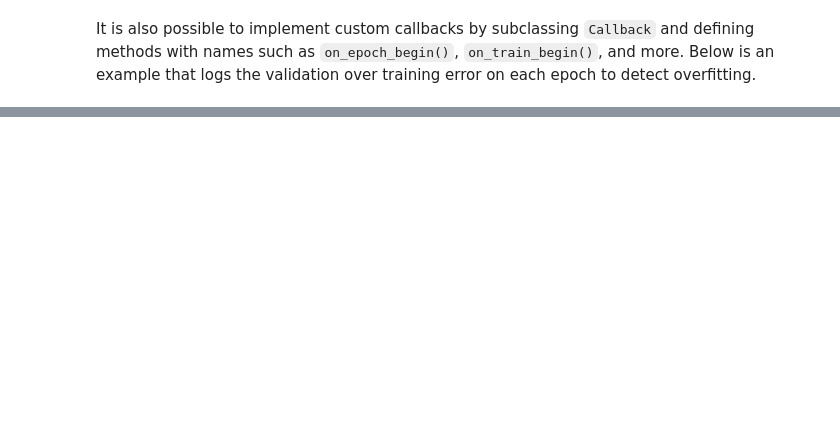
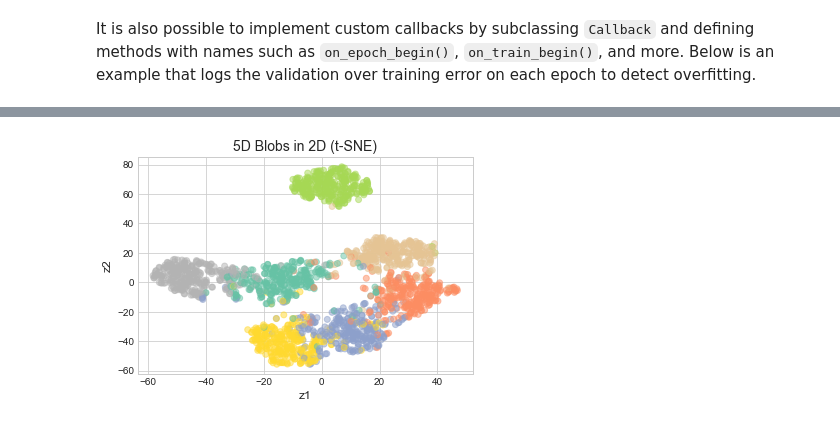
Before and after one commit to jhrcook/100DaysOfPython, a Jupyter notebook: HandsOnMachineLearningWithScikitLearnAndTensorFlow/homl_ch10_Introduction-to-artificial-neural-networks-with-keras.ipynb, the cells around one changed output, grey strips where cells are left out. Saved outputs shown, nothing was run; the diff lists cells and outputs as text; code cells hidden in the pictures; blank space fills up the shorter version.

```diff
--- a/HandsOnMachineLearningWithScikitLearnAndTensorFlow/homl_ch10_Introduction-to-artificial-neural-networks-with-keras.ipynb
+++ b/HandsOnMachineLearningWithScikitLearnAndTensorFlow/homl_ch10_Introduction-to-artificial-neural-networks-with-keras.ipynb
@@ -1121,0 +1168,14 @@ class PrintValidationTrainingRatioCallback(keras.callbacks.Callback):
+# %%
+from sklearn.manifold import TSNE
+
+tsne = TSNE(random_state=0)
+blob_reduced = tsne.fit_transform(X_blob)
+
+plt.scatter(blob_reduced[:, 0], blob_reduced[:, 1],
+            c=y_blob, cmap='Set2', alpha=0.5)
+plt.xlabel('z1', fontsize=12)
+plt.ylabel('z2', fontsize=12)
+plt.title('5D Blobs in 2D (t-SNE)', fontsize=14)
+plt.show()
+# %% [output]
+[figure, added]
```
Also changed, not shown: parts of 41 cells of this notebook, 29 other files.
